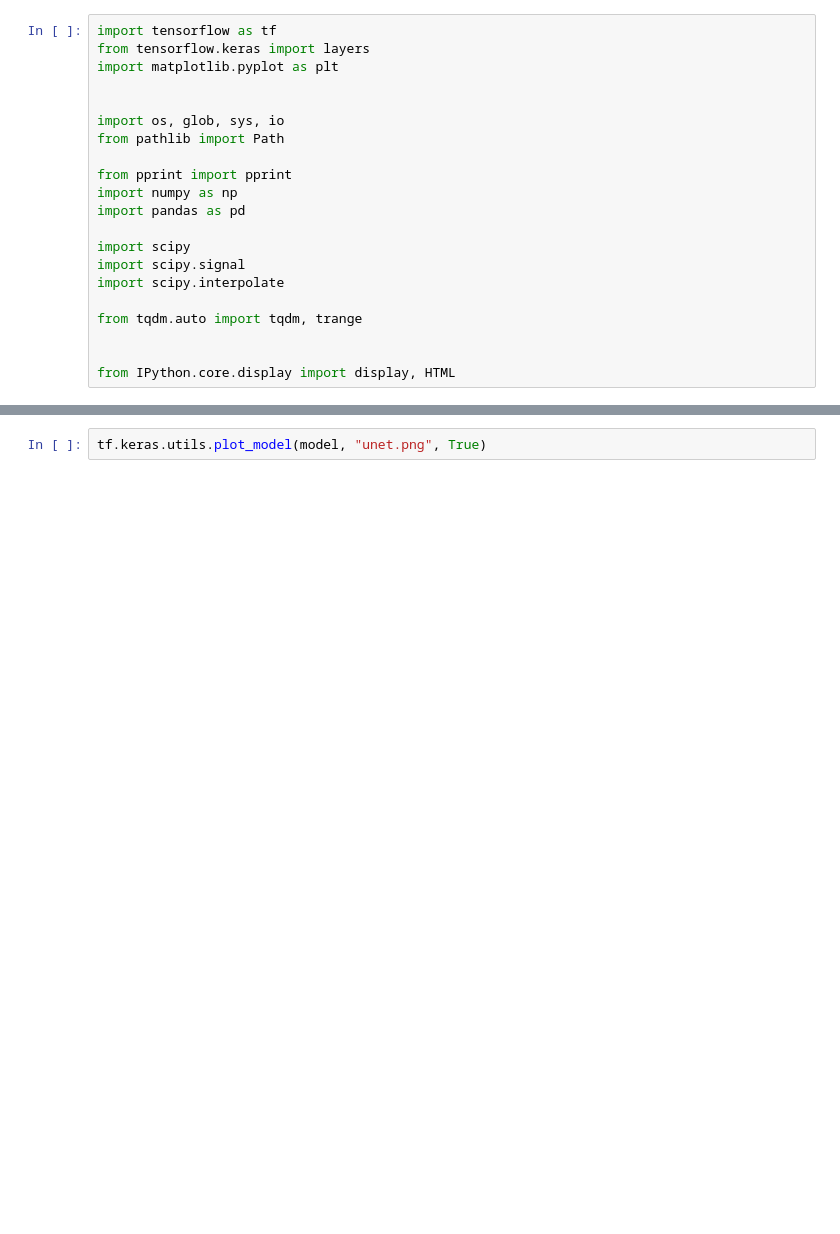
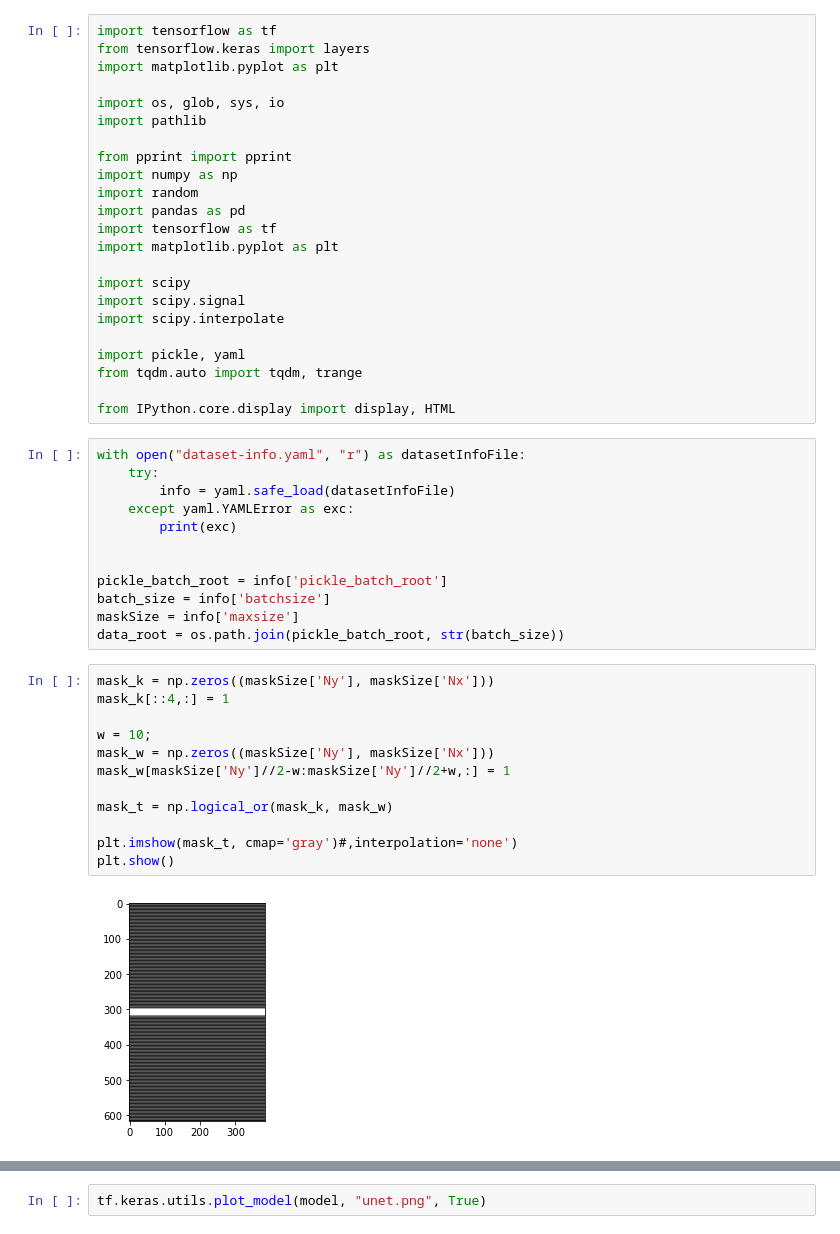
Before and after one commit to Erfandarzi/mri-reconstruction, a Jupyter notebook: python/tf_train_main.ipynb, the cells around one changed output, grey strips where cells are left out. Cells and saved outputs as stored; diff of their text form; blank space fills up the shorter version.

```diff
--- a/python/tf_train_main.ipynb
+++ b/python/tf_train_main.ipynb
@@ -3,19 +3,47 @@ import tensorflow as tf
 from tensorflow.keras import layers
 import matplotlib.pyplot as plt
 
-
 import os, glob, sys, io
-from pathlib import Path
+import pathlib
 
 from pprint import pprint
 import numpy as np
+import random
 import pandas as pd
+import tensorflow as tf
+import matplotlib.pyplot as plt
 
 import scipy
 import scipy.signal
 import scipy.interpolate
 
+import pickle, yaml
 from tqdm.auto import tqdm, trange
 
-
 from IPython.core.display import display, HTML
+# %%
+with open("dataset-info.yaml", "r") as datasetInfoFile:
+    try:
+        info = yaml.safe_load(datasetInfoFile)
+    except yaml.YAMLError as exc:
+        print(exc)
+
+
+pickle_batch_root = info['pickle_batch_root']
+batch_size = info['batchsize']
+maskSize = info['maxsize']
+data_root = os.path.join(pickle_batch_root, str(batch_size))
+# %%
+mask_k = np.zeros((maskSize['Ny'], maskSize['Nx']))
+mask_k[::4,:] = 1
+
+w = 10;
+mask_w = np.zeros((maskSize['Ny'], maskSize['Nx']))
+mask_w[maskSize['Ny']//2-w:maskSize['Ny']//2+w,:] = 1
+
+mask_t = np.logical_or(mask_k, mask_w)
+
+plt.imshow(mask_t, cmap='gray')#,interpolation='none')
+plt.show()
+# %% [output]
+[figure, added]
```
Also changed, not shown: parts of 6 cells of this notebook, 2 other files.
